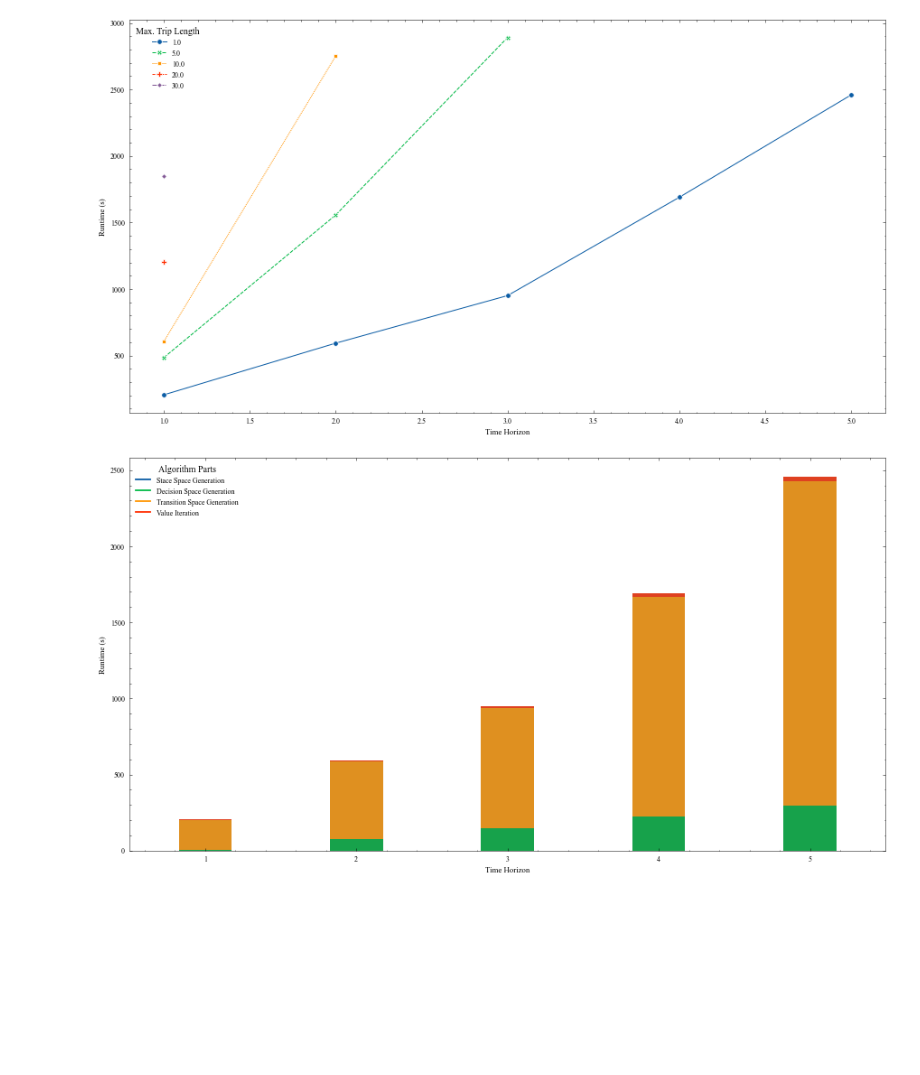
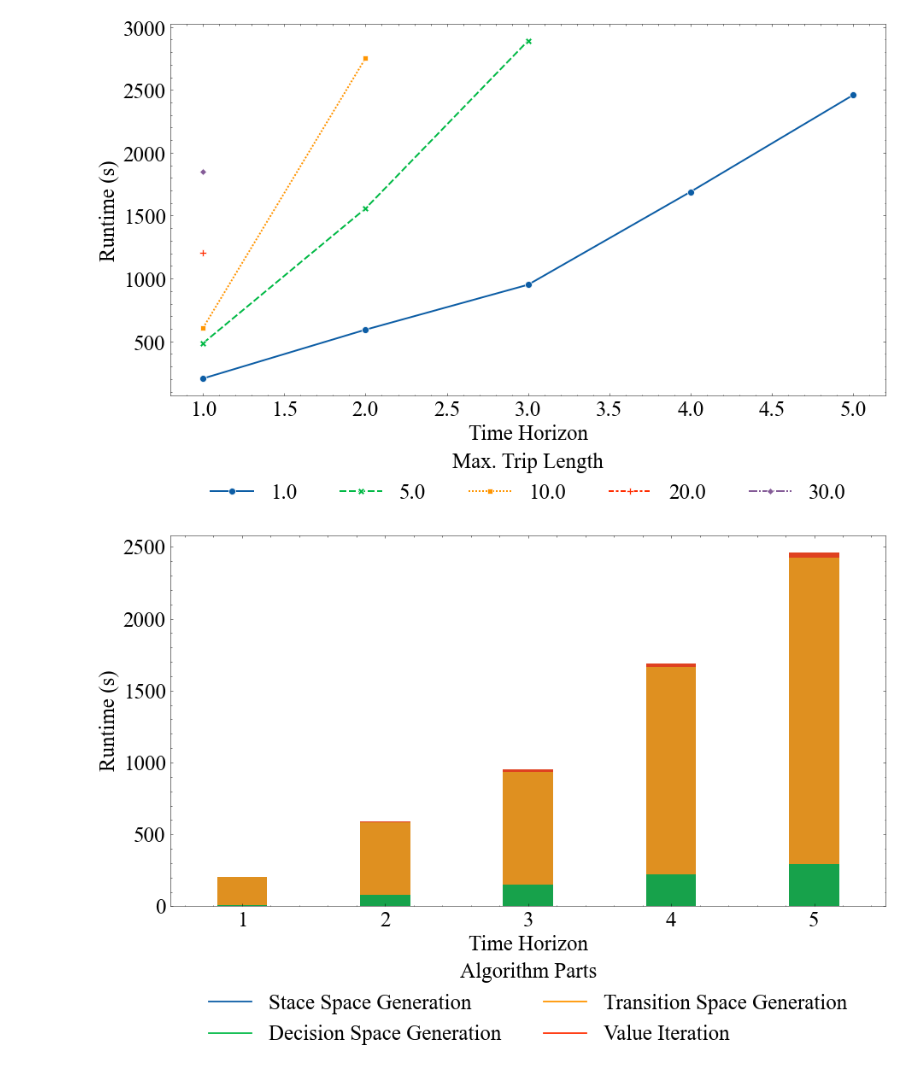
Before and after one commit to thummelt/master-thesis, a Jupyter notebook: code/src/Visualization.ipynb, the cells around one changed output. Saved outputs shown, nothing was run; the diff lists cells and outputs as text; code cells hidden in the pictures; blank space fills up the shorter version.

```diff
--- a/code/src/Visualization.ipynb
+++ b/code/src/Visualization.ipynb
@@ -52,3 +39,18 @@ plts = []
+# %%
+SMALL_SIZE = 8
+MEDIUM_SIZE = 10
+BIGGER_SIZE = 25
+
+plt.rc('font', size=BIGGER_SIZE)          # controls default text sizes
+plt.rc('axes', titlesize=BIGGER_SIZE)     # fontsize of the axes title
+plt.rc('axes', labelsize=BIGGER_SIZE)    # fontsize of the x and y labels
+plt.rc('xtick', labelsize=BIGGER_SIZE)    # fontsize of the tick labels
+plt.rc('ytick', labelsize=BIGGER_SIZE)    # fontsize of the tick labels
+plt.rc('legend', fontsize=BIGGER_SIZE)    # legend fontsize
+plt.rc('figure', titlesize=BIGGER_SIZE)  # fontsize of the figure title
+
+lw = 2
+ms = 8
 # %%
 # Config
 param = {"T": 5, "trip_max": 40, "iterations_adp": 1000, "samples_adp": None}
@@ -59,7 +61,7 @@ prob = Probabilities()
 runs = [("Value Iteration - 25kWh Battery", "vi/20210722_final_25kWh"),
         ("Value Iteration - 50kWh Battery", "vi/20210722_final_50kWh"),
         ("Myopic Optimization", "mo/20210722_final"),
-        ("Approx. Dynamic Programming (1000,all)", "adp/20210710-1")]
+        ("Approx. Dynamic Programming (1000,all)", "adp/20210730_final_for_real")]
 # %%
 # Load decisions
 dict_dec = {}
@@ -233,9 +197,9 @@ splitRuntime = pd.read_pickle("/usr/app/output/xlsx/%s/splitrt.pkl" % runs[0][1]
 
 # Runtime
 fig, ax = plt.subplots(figsize=(15, 8))
-g = sns.lineplot(ax = ax, x = 'T', y = 'time', hue = "trip_max", style="trip_max", markers=True, data = runtime)
+g = sns.lineplot(ax = ax, x = 'T', y = 'time', hue = "trip_max", style="trip_max", markers=True, data = runtime, linewidth=lw, markersize=ms)
 plttr.change_width(ax, .35)
-plttr.formatPlot(g, "Time Horizon", "Runtime (s)", "Value Iteration - Runtime for Different Parameters",None, None, "Max. Trip Length", [str(x) for x in runtime.trip_max.unique()], "upper left")
+plttr.formatPlot(g, "Time Horizon", "Runtime (s)", "Value Iteration - Runtime for Different Parameters",None, None, "Max. Trip Length", [str(x) for x in runtime.trip_max.unique()], "upper center",bbox=(0.5, -0.1))
 plts += [("vi_rt_25", plt.gcf())]
 
 # Split runtime
@@ -247,36 +211,36 @@ fig, ax = plt.subplots(figsize=(15, 8))
 
 s1 = sns.barplot(x = 'T', y = 'vi', data = splitRuntime, color = plt.rcParams['axes.prop_cycle'].by_key()['color'][3])
 s2 = sns.barplot(x = 'T', y = 'tr_state', data = splitRuntime, color = plt.rcParams['axes.prop_cycle'].by_key()['color'][2])
 s3 = sns.barplot(x = 'T', y = 'd_state', data = splitRuntime, color = plt.rcParams['axes.prop_cycle'].by_key()['color'][1])
 g = sns.barplot(x = 'T', y = 't_state', data = splitRuntime, color = plt.rcParams['axes.prop_cycle'].by_key()['color'][0])
 plttr.change_width(ax, .35)
-plttr.formatPlot(g, "Time Horizon", "Runtime (s)", "Value Iteration - Detailed Runtime for Different Time Horizons (Max. Trip Length = %s)" % max_trp_ln,None, None, "Algorithm Parts", ["Stace Space Generation", "Decision Space Generation", "Transition Space Generation", "Value Iteration"], "upper left")
+plttr.formatPlot(g, "Time Horizon", "Runtime (s)", "Value Iteration - Detailed Runtime for Different Time Horizons (Max. Trip Length = %s)" % max_trp_ln,None, None, "Algorithm Parts", ["Stace Space Generation", "Decision Space Generation", "Transition Space Generation", "Value Iteration"], "upper center",bbox=(0.5, -0.1),ncol=2)
 plts += [("vi_splitrt_25", plt.gcf())]
 
 runtime = pd.read_pickle("/usr/app/output/xlsx/%s/rt.pkl" % runs[1][1]).astype({"trip_max":str,"time": float, "T": int})
 splitRuntime = pd.read_pickle("/usr/app/output/xlsx/%s/splitrt.pkl" % runs[1][1]).astype({"trip_max":str, "T": int, "t_state": float, "d_state": float, "tr_state": float, "vi": float})
 
 # Runtime
 fig, ax = plt.subplots(figsize=(15, 8))
-g = sns.lineplot(ax = ax, x = 'T', y = 'time', hue = "trip_max", style="trip_max", markers=True, data = runtime)
+g = sns.lineplot(ax = ax, x = 'T', y = 'time', hue = "trip_max", style="trip_max", markers=True, data = runtime, linewidth=lw, markersize=ms)
 plttr.change_width(ax, .35)
-plttr.formatPlot(g, "Time Horizon", "Runtime (s)", "Value Iteration - Runtime for Different Parameters",None, None, "Max. Trip Length", [str(x) for x in runtime.trip_max.unique()], "upper left")
+plttr.formatPlot(g, "Time Horizon", "Runtime (s)", "Value Iteration - Runtime for Different Parameters",None, None, "Max. Trip Length", [str(x) for x in runtime.trip_max.unique()], "upper center",bbox=(0.5, -0.1))
 plts += [("vi_rt_50", plt.gcf())]
 
 # Split runtime
 ## Need to select specific trip max
 max_trp_ln = '1.0'
 splitRuntime = splitRuntime.loc[(splitRuntime.trip_max == max_trp_ln), ["T","t_state", "d_state", "tr_state", "vi"]]
 
 fig, ax = plt.subplots(figsize=(15, 8))
 
 s1 = sns.barplot(x = 'T', y = 'vi', data = splitRuntime, color = plt.rcParams['axes.prop_cycle'].by_key()['color'][3])
 s2 = sns.barplot(x = 'T', y = 'tr_state', data = splitRuntime, color = plt.rcParams['axes.prop_cycle'].by_key()['color'][2])
 s3 = sns.barplot(x = 'T', y = 'd_state', data = splitRuntime, color = plt.rcParams['axes.prop_cycle'].by_key()['color'][1])
 g = sns.barplot(x = 'T', y = 't_state', data = splitRuntime, color = plt.rcParams['axes.prop_cycle'].by_key()['color'][0])
 plttr.change_width(ax, .35)
-plttr.formatPlot(g, "Time Horizon", "Runtime (s)", "Value Iteration - Detailed Runtime for Different Time Horizons (Max. Trip Length = %s)" % max_trp_ln,None, None, "Algorithm Parts", ["Stace Space Generation", "Decision Space Generation", "Transition Space Generation", "Value Iteration"], "upper left")
+plttr.formatPlot(g, "Time Horizon", "Runtime (s)", "Value Iteration - Detailed Runtime for Different Time Horizons (Max. Trip Length = %s)" % max_trp_ln,None, None, "Algorithm Parts", ["Stace Space Generation", "Decision Space Generation", "Transition Space Generation", "Value Iteration"], "upper center",bbox=(0.5, -0.1),ncol=2)
 plts += [("vi_splitrt_50", plt.gcf())]
 # %% [output]
-[figure, old version]
+[figure, new version]
-[figure, old version]
+[figure, new version]
```
Also changed, not shown: parts of 21 cells of this notebook, 2 other files.
